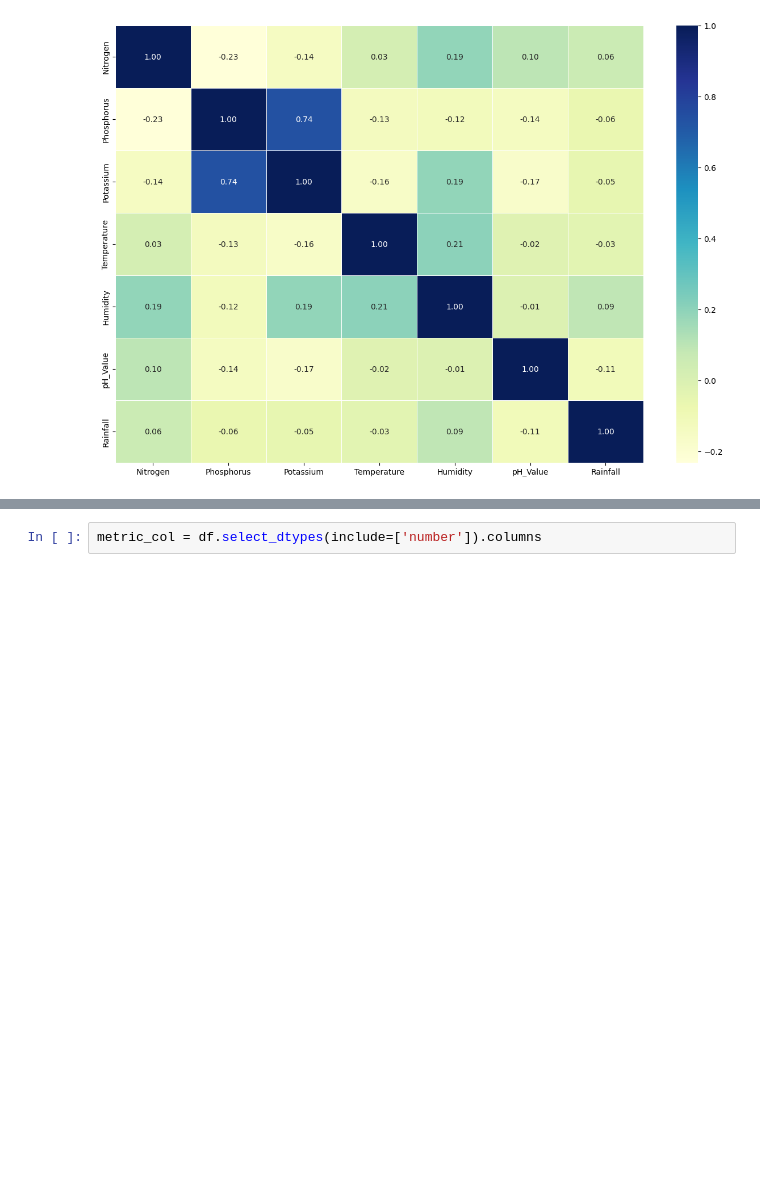
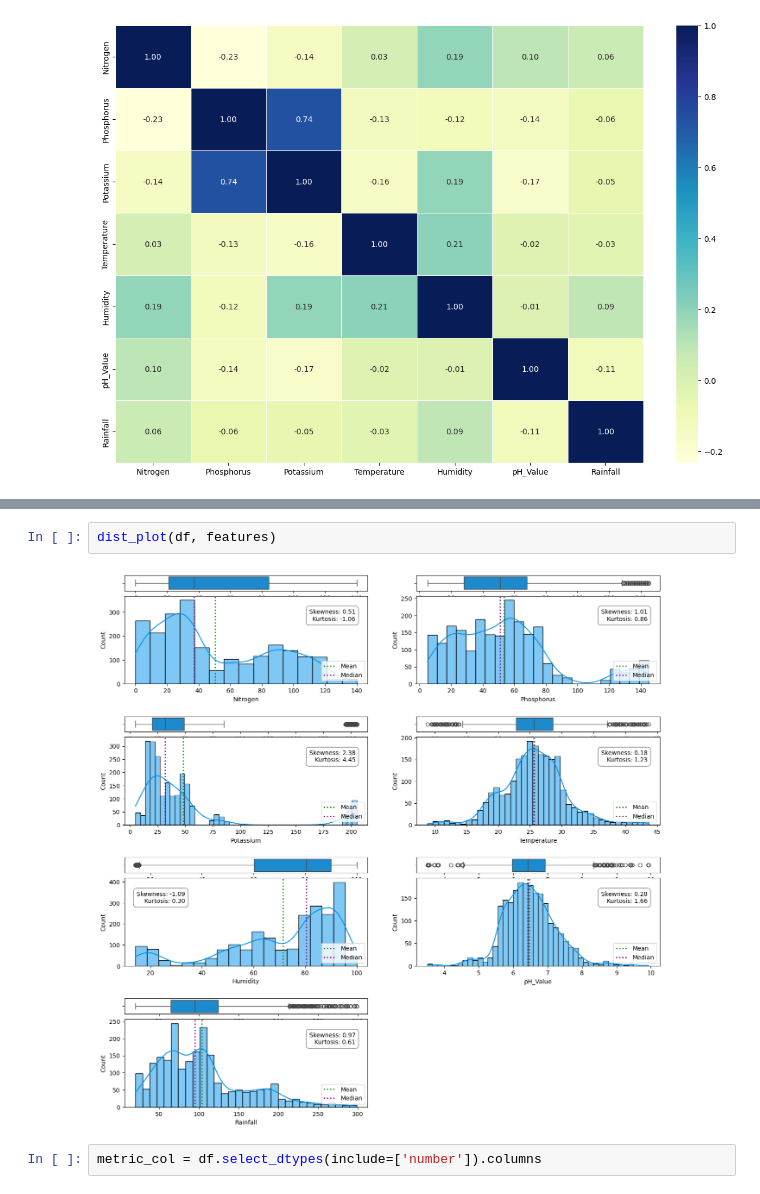
Before and after one commit to Unizomby/portfolio, a Jupyter notebook: projects/crop/crop_classification3.ipynb, the cells around one changed output, grey strips where cells are left out. Drawn from its saved outputs; the diff is of its cells as text; blank space fills up the shorter version.

```diff
--- a/projects/crop/crop_classification3.ipynb
+++ b/projects/crop/crop_classification3.ipynb
@@ -151,2 +224,6 @@ sns.heatmap(corr_matrix,
+# %%
+dist_plot(df, features)
+# %% [output]
+[figure, added]
 # %%
 metric_col = df.select_dtypes(include=['number']).columns
```
Also changed, not shown: parts of 12 cells of this notebook, 1 other file.
